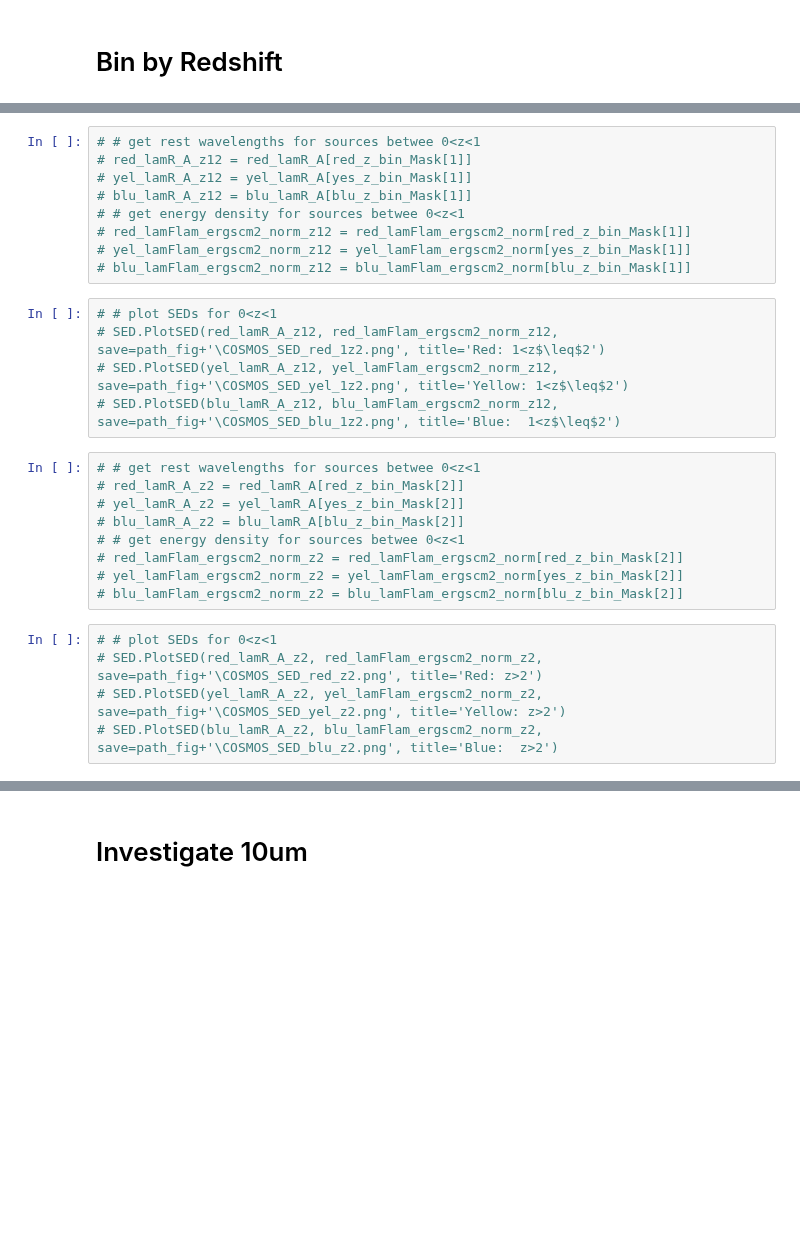
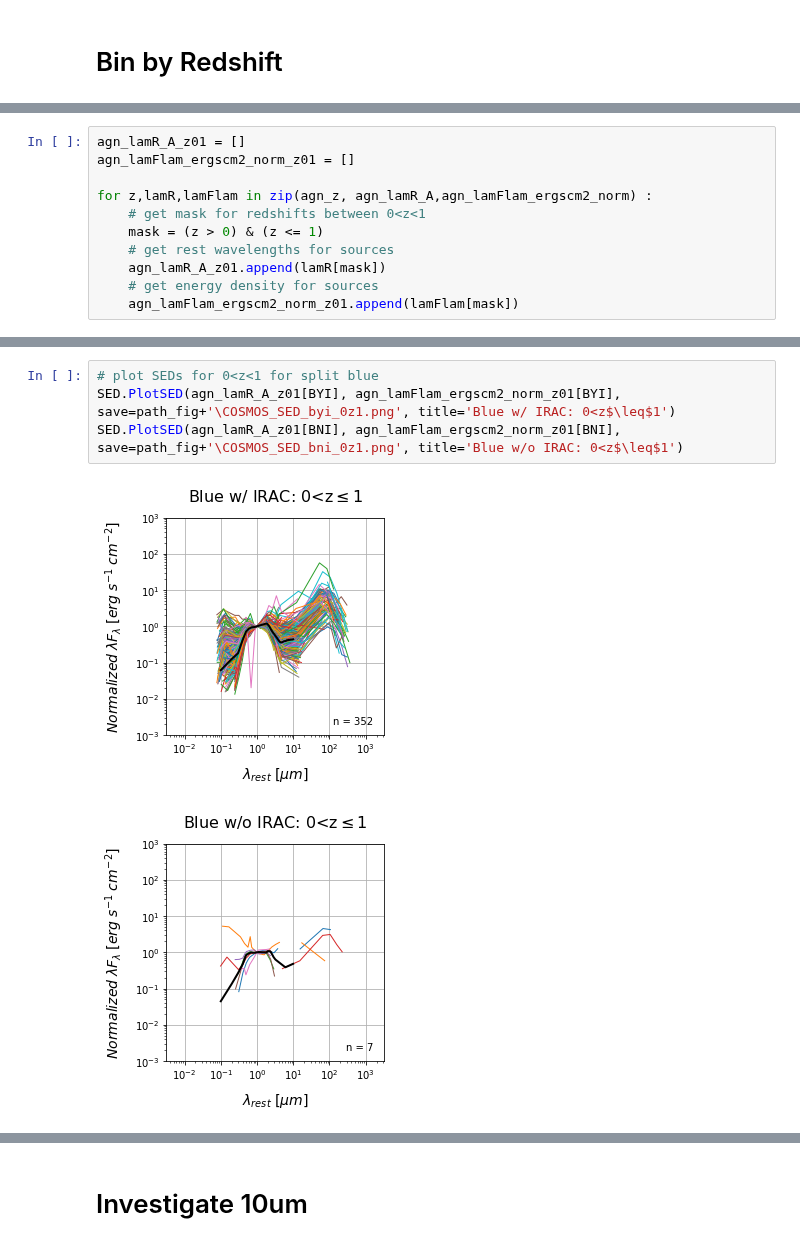
Before and after one commit to parallax-xallaraq/IfA-REU-Project, a Jupyter notebook: Code/Make_SED_RedYelBlu.ipynb, the cells around one changed output, grey strips where cells are left out. Saved outputs shown, nothing was run; the diff lists cells and outputs as text; blank space fills up the shorter version.

```diff
--- a/Code/Make_SED_RedYelBlu.ipynb
+++ b/Code/Make_SED_RedYelBlu.ipynb
@@ -258 +210,12 @@ bni_lamFlam_ergscm2_norm_z01 = bni_lamFlam_ergscm2_norm[bni_z_bin_Mask[0]]
+# %%
+agn_lamR_A_z01 = []
+agn_lamFlam_ergscm2_norm_z01 = []
+
+for z,lamR,lamFlam in zip(agn_z, agn_lamR_A,agn_lamFlam_ergscm2_norm) :
+    # get mask for redshifts between 0<z<1
+    mask = (z > 0) & (z <= 1)
+    # get rest wavelengths for sources
+    agn_lamR_A_z01.append(lamR[mask])
+    # get energy density for sources
+    agn_lamFlam_ergscm2_norm_z01.append(lamFlam[mask])
 # %%
@@ -271,28 +230,7 @@ SED.PlotSED(bni_lamR_A_z01, bni_lamFlam_ergscm2_norm_z01, save=path_fig+'\COSMOS
-# %%
-# # get rest wavelengths for sources betwee 0<z<1
-# red_lamR_A_z12 = red_lamR_A[red_z_bin_Mask[1]]
-# yel_lamR_A_z12 = yel_lamR_A[yes_z_bin_Mask[1]]
-# blu_lamR_A_z12 = blu_lamR_A[blu_z_bin_Mask[1]]
-# # get energy density for sources betwee 0<z<1
-# red_lamFlam_ergscm2_norm_z12 = red_lamFlam_ergscm2_norm[red_z_bin_Mask[1]]
-# yel_lamFlam_ergscm2_norm_z12 = yel_lamFlam_ergscm2_norm[yes_z_bin_Mask[1]]
-# blu_lamFlam_ergscm2_norm_z12 = blu_lamFlam_ergscm2_norm[blu_z_bin_Mask[1]]
-# %%
-# # plot SEDs for 0<z<1
-# SED.PlotSED(red_lamR_A_z12, red_lamFlam_ergscm2_norm_z12, save=path_fig+'\COSMOS_SED_red_1z2.png', title='Red: 1<z$\leq$2')
-# SED.PlotSED(yel_lamR_A_z12, yel_lamFlam_ergscm2_norm_z12, save=path_fig+'\COSMOS_SED_yel_1z2.png', title='Yellow: 1<z$\leq$2')
-# SED.PlotSED(blu_lamR_A_z12, blu_lamFlam_ergscm2_norm_z12, save=path_fig+'\COSMOS_SED_blu_1z2.png', title='Blue:  1<z$\leq$2')
-# %%
-# # get rest wavelengths for sources betwee 0<z<1
-# red_lamR_A_z2 = red_lamR_A[red_z_bin_Mask[2]]
-# yel_lamR_A_z2 = yel_lamR_A[yes_z_bin_Mask[2]]
-# blu_lamR_A_z2 = blu_lamR_A[blu_z_bin_Mask[2]]
-# # get energy density for sources betwee 0<z<1
-# red_lamFlam_ergscm2_norm_z2 = red_lamFlam_ergscm2_norm[red_z_bin_Mask[2]]
-# yel_lamFlam_ergscm2_norm_z2 = yel_lamFlam_ergscm2_norm[yes_z_bin_Mask[2]]
-# blu_lamFlam_ergscm2_norm_z2 = blu_lamFlam_ergscm2_norm[blu_z_bin_Mask[2]]
-# %%
-# # plot SEDs for 0<z<1
-# SED.PlotSED(red_lamR_A_z2, red_lamFlam_ergscm2_norm_z2, save=path_fig+'\COSMOS_SED_red_z2.png', title='Red: z>2')
-# SED.PlotSED(yel_lamR_A_z2, yel_lamFlam_ergscm2_norm_z2, save=path_fig+'\COSMOS_SED_yel_z2.png', title='Yellow: z>2')
-# SED.PlotSED(blu_lamR_A_z2, blu_lamFlam_ergscm2_norm_z2, save=path_fig+'\COSMOS_SED_blu_z2.png', title='Blue:  z>2')
+# %%
+# plot SEDs for 0<z<1 for split blue
+SED.PlotSED(agn_lamR_A_z01[BYI], agn_lamFlam_ergscm2_norm_z01[BYI], save=path_fig+'\COSMOS_SED_byi_0z1.png', title='Blue w/ IRAC: 0<z$\leq$1')
+SED.PlotSED(agn_lamR_A_z01[BNI], agn_lamFlam_ergscm2_norm_z01[BNI], save=path_fig+'\COSMOS_SED_bni_0z1.png', title='Blue w/o IRAC: 0<z$\leq$1')
+# %% [output]
+[figure, added]
+[figure, added]
```
Also changed, not shown: parts of 31 cells of this notebook, 11 other files.
